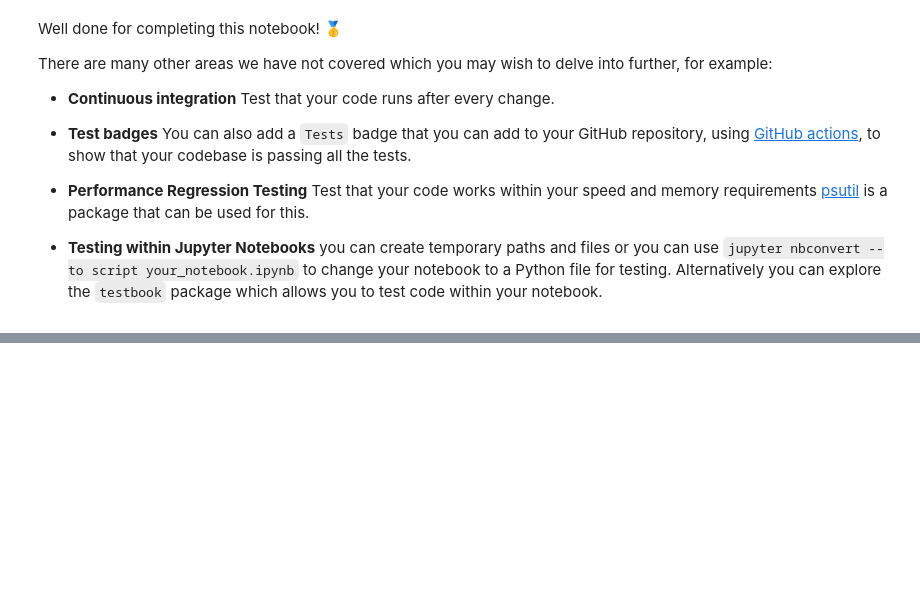
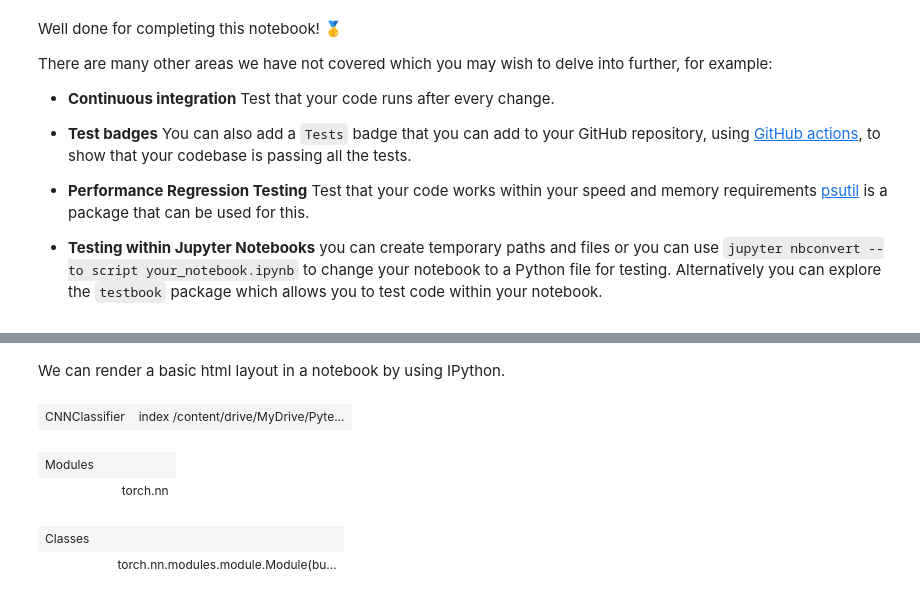
Before and after one commit to ZoeHancox/ML_pytesting_tutorial, a Jupyter notebook: Pytesting/pytesting_answers.ipynb, the cells around one changed output, grey strips where cells are left out. Saved outputs shown, nothing was run; the diff lists cells and outputs as text; code cells hidden in the pictures; blank space fills up the shorter version.

```diff
--- a/Pytesting/pytesting_answers.ipynb
+++ b/Pytesting/pytesting_answers.ipynb
@@ -606,0 +1067,11 @@ There are many other areas we have not covered which you may wish to delve into
+# %% [markdown]
+We can render a basic html layout in a notebook by using IPython.
+# %%
+import IPython
+IPython.display.HTML(filename='./docs/CNNClassifier.html')
+# %% [output]
+| CNNClassifier | index /content/drive/MyDrive/Pyte... |
+| Modules |  |  |
+|  |  | torch.nn |
+| Classes |  |  |
+|  |  | torch.nn.modules.module.Module(bu... |
```
Also changed, not shown: parts of 70 cells of this notebook, 1 other file.
